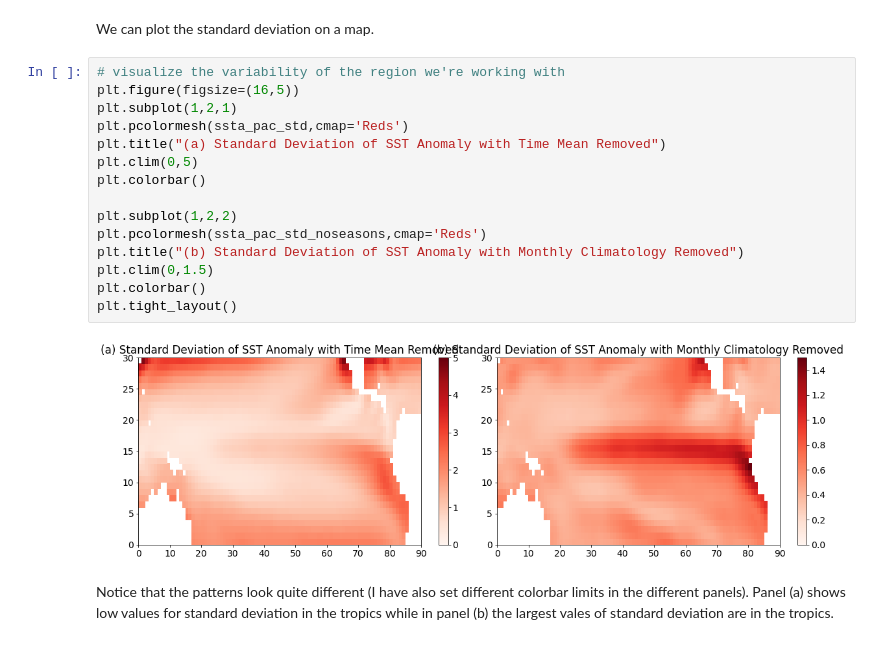
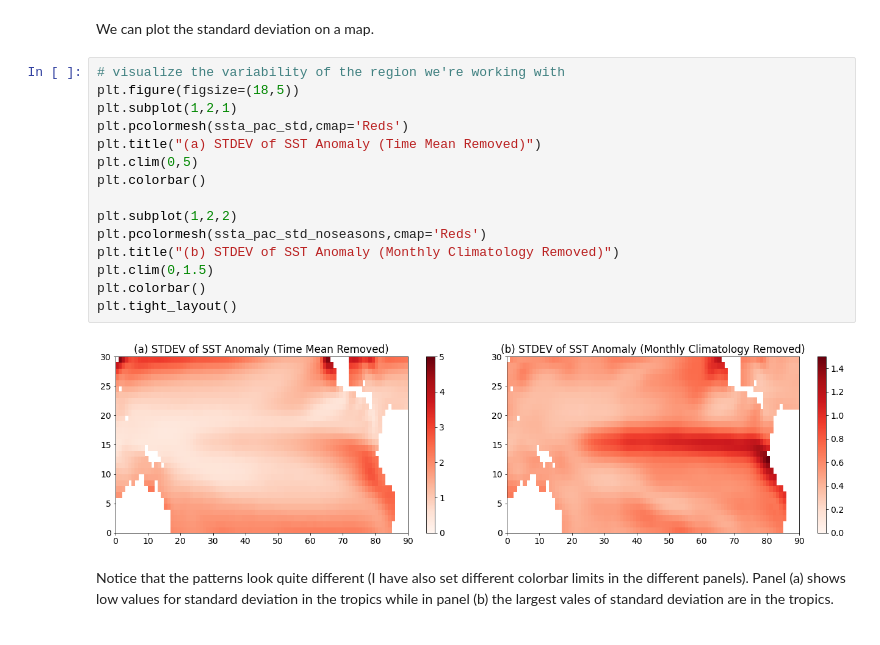
Before and after one commit to kls2177/Climate-and-Geophysical-Data-Analysis, a Jupyter notebook: _sources/chapters/Week7/Intro_to_PCA.ipynb, the cells around one changed output. Saved outputs shown, nothing was run; the diff lists cells and outputs as text.

```diff
--- a/_sources/chapters/Week7/Intro_to_PCA.ipynb
+++ b/_sources/chapters/Week7/Intro_to_PCA.ipynb
@@ -193,21 +193,21 @@ ssta_pac_std_noseasons = np.std(ssta_pac_noseasons,axis=0)
 We can plot the standard deviation on a map.
 # %%
 # visualize the variability of the region we're working with
-plt.figure(figsize=(16,5))
+plt.figure(figsize=(18,5))
 plt.subplot(1,2,1)
 plt.pcolormesh(ssta_pac_std,cmap='Reds')
-plt.title("(a) Standard Deviation of SST Anomaly with Time Mean Removed")
+plt.title("(a) STDEV of SST Anomaly (Time Mean Removed)")
 plt.clim(0,5)
 plt.colorbar()
 
 plt.subplot(1,2,2)
 plt.pcolormesh(ssta_pac_std_noseasons,cmap='Reds')
-plt.title("(b) Standard Deviation of SST Anomaly with Monthly Climatology Removed")
+plt.title("(b) STDEV of SST Anomaly (Monthly Climatology Removed)")
 plt.clim(0,1.5)
 plt.colorbar()
 plt.tight_layout()
 # %% [output]
-[figure, old version]
+[figure, new version]
 # %% [markdown]
 Notice that the patterns look quite different (I have also set different colorbar limits in the different panels). Panel (a) shows low values for standard deviation in the tropics while in panel (b) the largest vales of standard deviation are in the tropics.
 # %% [markdown]
```
Also changed, not shown: parts of 2 cells of this notebook, 4 other files.
